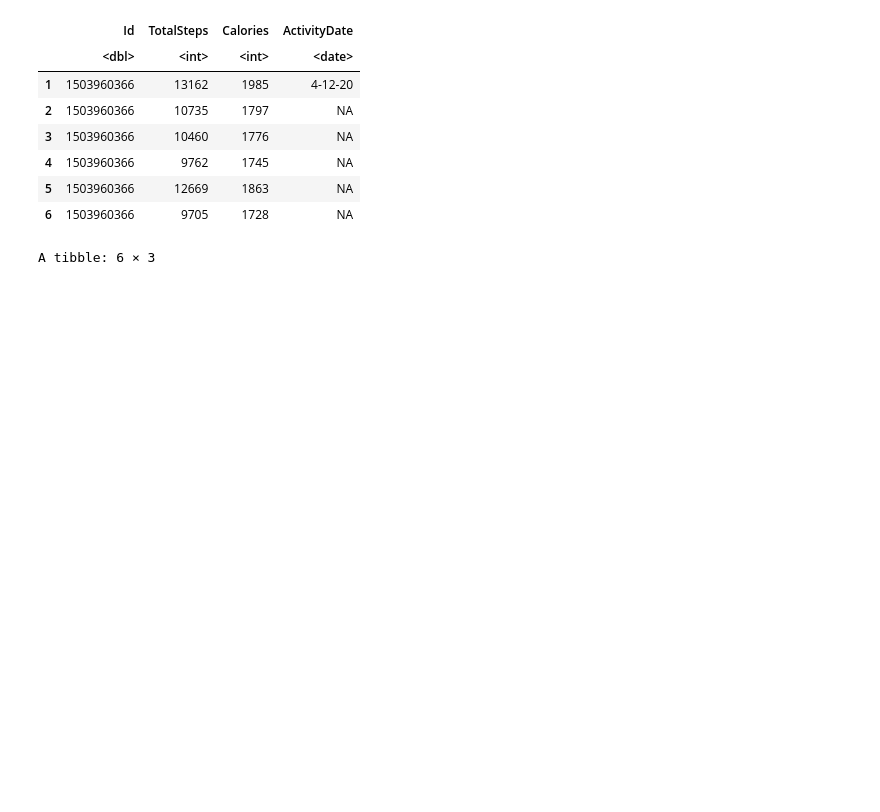
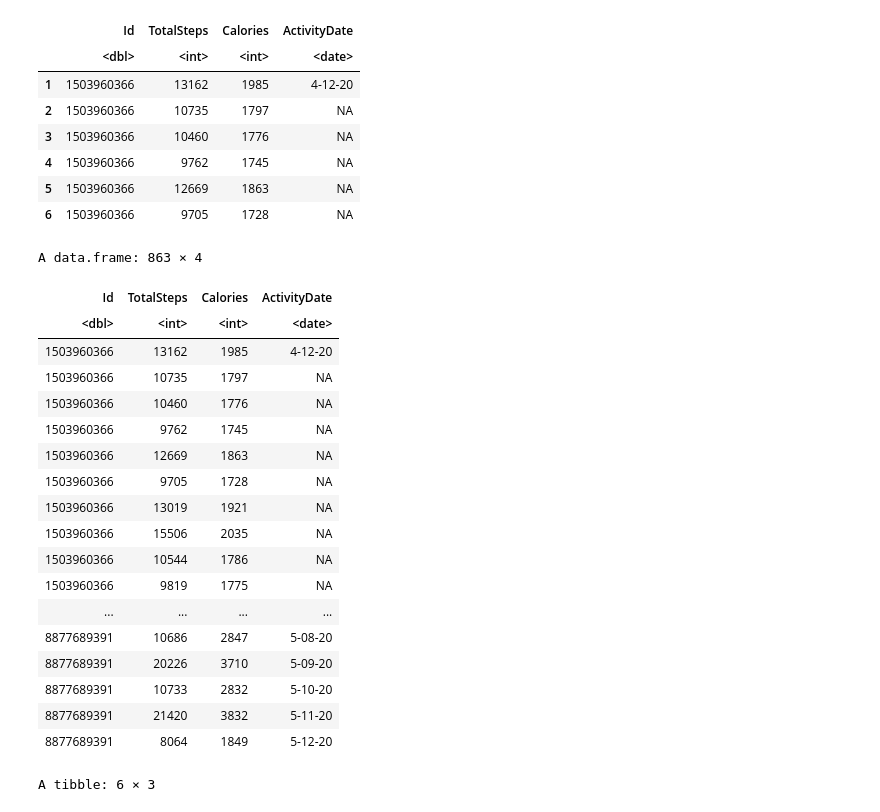
Before and after one commit to shalaka98/FitBit-health-tracker-data-analysis-using-R-programming, a Jupyter notebook: fitbit-health-tracker-data-analysis.ipynb, the cells around one changed output. Saved outputs shown, nothing was run; the diff lists cells and outputs as text; code cells hidden in the pictures; blank space fills up the shorter version.

Commit message:
Kaggle Notebook | FitBit health tracker data analysis | Version 17

```diff
--- a/fitbit-health-tracker-data-analysis.ipynb
+++ b/fitbit-health-tracker-data-analysis.ipynb
@@ -59,6 +59,28 @@ A data.frame: 6 × 4
 | 4 | 1503960366 | 9762 | 1745 | NA |
 | 5 | 1503960366 | 12669 | 1863 | NA |
 | 6 | 1503960366 | 9705 | 1728 | NA |
+# %%
+filtered_steps_vs_calories
+# %% [output]
+A data.frame: 863 × 4
+| Id | TotalSteps | Calories | ActivityDate |
+| <dbl> | <int> | <int> | <date> |
+| 1503960366 | 13162 | 1985 | 4-12-20 |
+| 1503960366 | 10735 | 1797 | NA |
+| 1503960366 | 10460 | 1776 | NA |
+| 1503960366 | 9762 | 1745 | NA |
+| 1503960366 | 12669 | 1863 | NA |
+| 1503960366 | 9705 | 1728 | NA |
+| 1503960366 | 13019 | 1921 | NA |
+| 1503960366 | 15506 | 2035 | NA |
+| 1503960366 | 10544 | 1786 | NA |
+| 1503960366 | 9819 | 1775 | NA |
+| ... | ... | ... | ... |
+| 8877689391 | 10686 | 2847 | 5-08-20 |
+| 8877689391 | 20226 | 3710 | 5-09-20 |
+| 8877689391 | 10733 | 2832 | 5-10-20 |
+| 8877689391 | 21420 | 3832 | 5-11-20 |
+| 8877689391 | 8064 | 1849 | 5-12-20 |
 # %%
 # Grouping Ids and mean of steps and calories
 final_steps_vs_calories <- filtered_steps_vs_calories %>%
```
Also changed, not shown: parts of 2 cells of this notebook.
